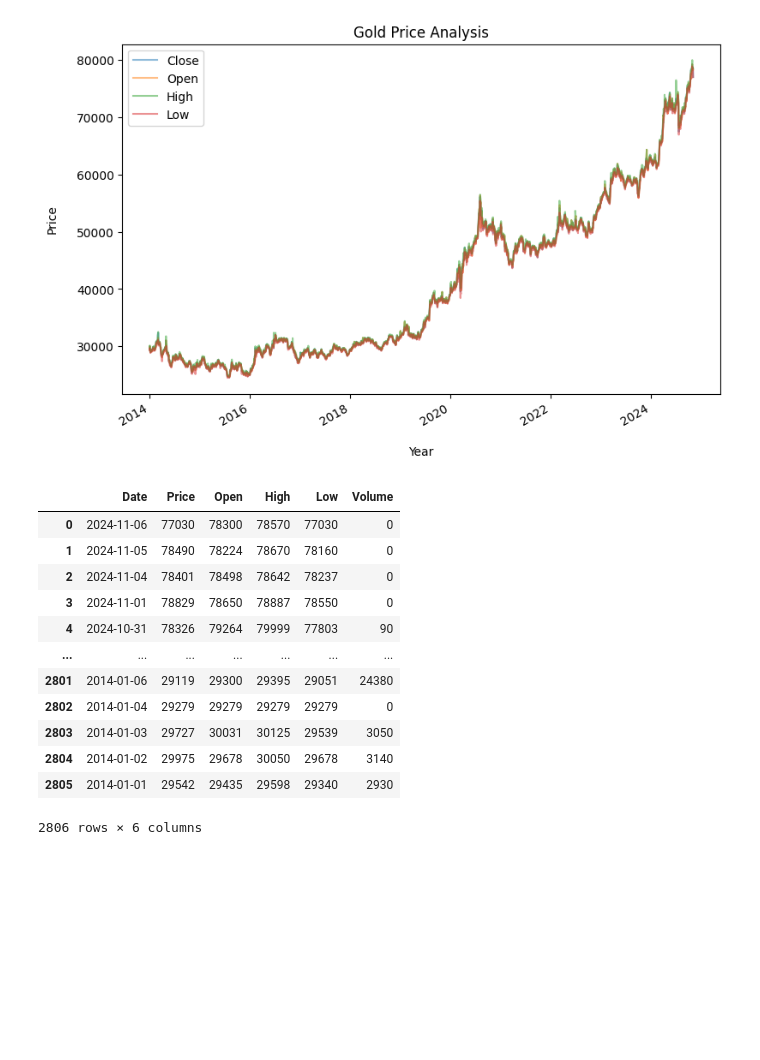
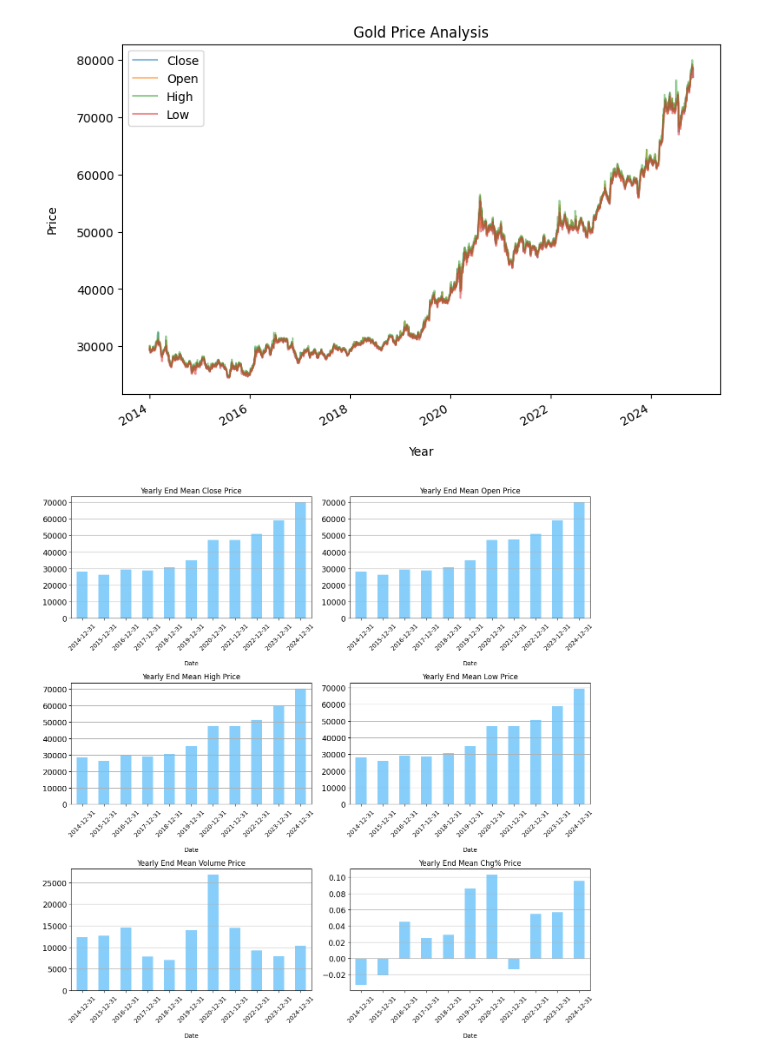
Before and after one commit to jwjang1/Gold-Price-Prediction, a Jupyter notebook: Gold_Price_Prerdiction_Model.ipynb, the cells around one changed output. Saved outputs shown, nothing was run; the diff lists cells and outputs as text; code cells hidden in the pictures; blank space fills up the shorter version.

```diff
--- a/Gold_Price_Prerdiction_Model.ipynb
+++ b/Gold_Price_Prerdiction_Model.ipynb
@@ -196,38 +196,27 @@ Text(0, 0.5, 'Price')
 [figure]
 # %%
 f = plt.figure()
-f.set_figwidth(20)
-f.set_figheight(40)
+f.set_figwidth(13)
+f.set_figheight(13)
 
 plt.subplots_adjust(left=0.1,
                     bottom=0.1,
                     right=0.9,
                     top=0.9,
-                    wspace=0.2,
-                    hspace=0.5)
-i=1
+                    wspace=0.3,
+                    hspace=0.4)
+
+i = 1
 for column in df.columns:
-    plt.subplot(5,2,i)
+    plt.subplot(3,2,i)
     ax = df[column].resample('A').mean().plot.bar(color = 'lightskyblue')
-    plt.xticks(rotation=45,fontsize=13)
+    plt.xticks(rotation=45,fontsize=10)
     plt.yticks(fontsize=13)
-    plt.title(f'Yearly end Mean {column} Price')
+    plt.title(f'Yearly End Mean {column} Price')
     plt.xlabel('Date', labelpad=15)
-    #ax.xaxis.set_major_formatter(dates.DateFormatter("%a-%B-%d"))
+    ax.set_xticklabels([tick.get_text().split(" ")[0] for tick in ax.get_xticklabels()])
     ax.yaxis.grid()
     plt.tight_layout()
-    i+=1
+    i += 1
 # %% [output]
-|  | Date | Price | Open | High | Low | Volume |
-| 0 | 2024-11-06 | 77030 | 78300 | 78570 | 77030 | 0 |
-| 1 | 2024-11-05 | 78490 | 78224 | 78670 | 78160 | 0 |
-| 2 | 2024-11-04 | 78401 | 78498 | 78642 | 78237 | 0 |
-| 3 | 2024-11-01 | 78829 | 78650 | 78887 | 78550 | 0 |
-| 4 | 2024-10-31 | 78326 | 79264 | 79999 | 77803 | 90 |
-| ... | ... | ... | ... | ... | ... | ... |
-| 2801 | 2014-01-06 | 29119 | 29300 | 29395 | 29051 | 24380 |
-| 2802 | 2014-01-04 | 29279 | 29279 | 29279 | 29279 | 0 |
-| 2803 | 2014-01-03 | 29727 | 30031 | 30125 | 29539 | 3050 |
-| 2804 | 2014-01-02 | 29975 | 29678 | 30050 | 29678 | 3140 |
-| 2805 | 2014-01-01 | 29542 | 29435 | 29598 | 29340 | 2930 |
-2806 rows × 6 columns
+[figure, added]
```
